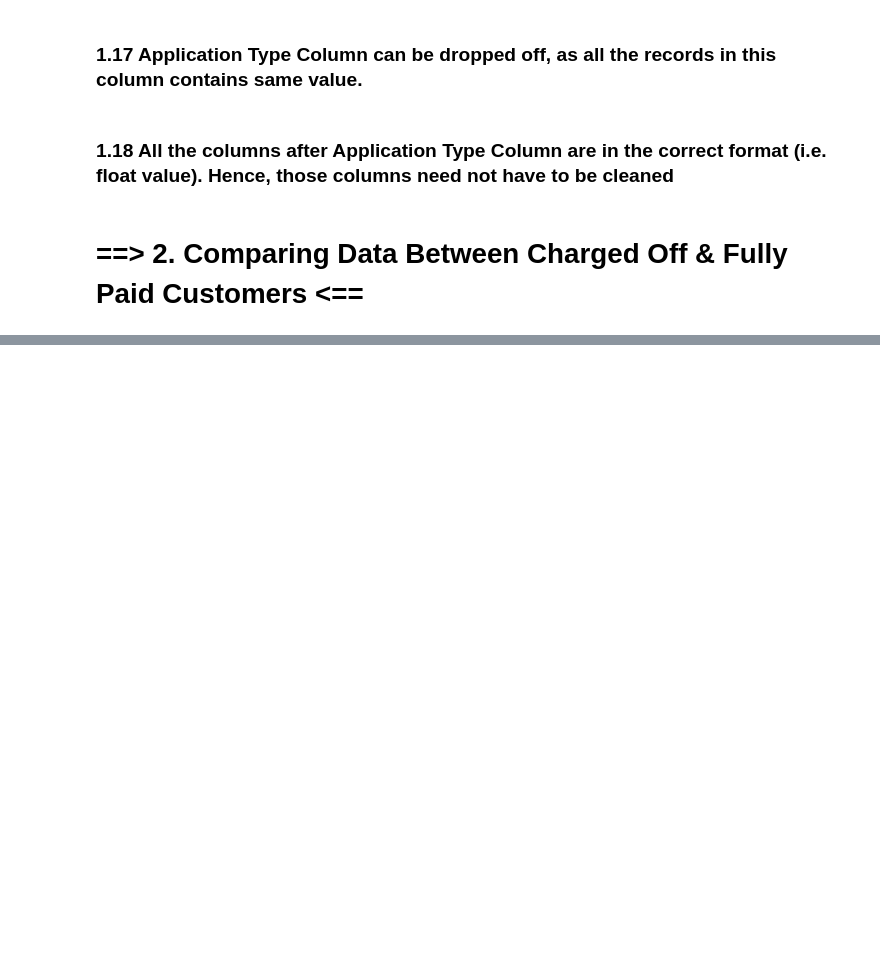
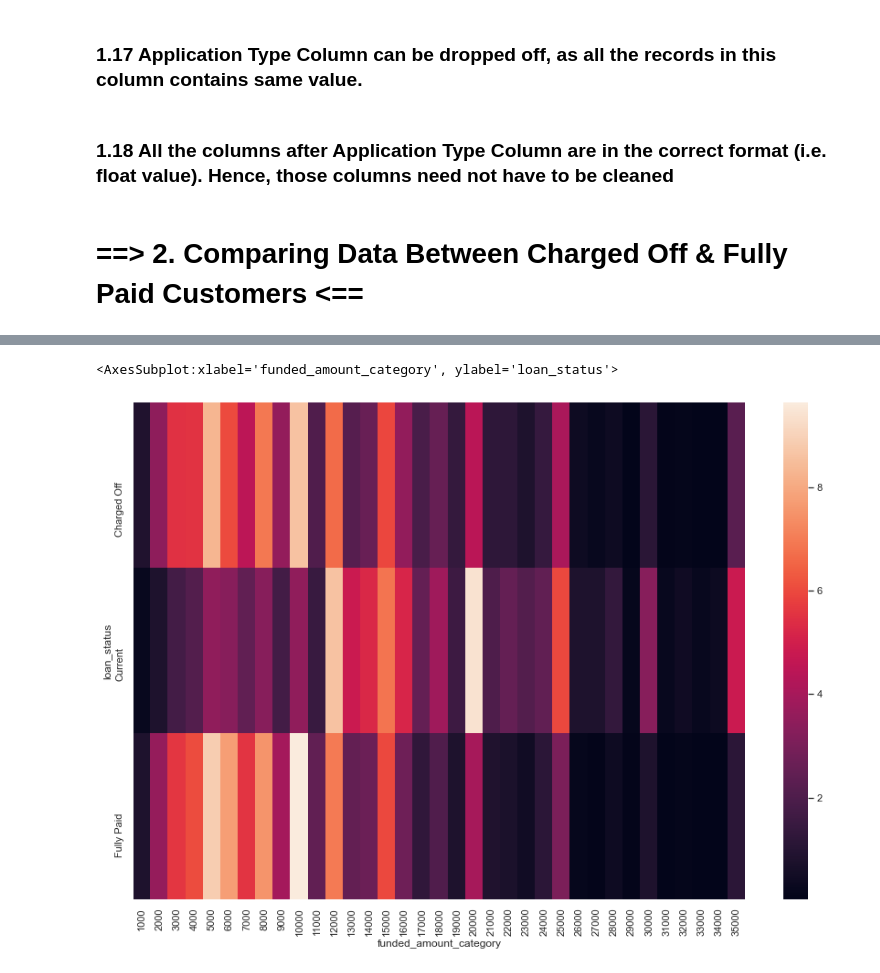
Before and after one commit to akshaykadam100/Lending-Club-Case-Study, a Jupyter notebook: Group_Facilitator_Name_V2.ipynb, the cells around one changed output, grey strips where cells are left out. Cells and saved outputs as stored; diff of their text form; code cells hidden in the pictures; blank space fills up the shorter version.

Commit message:
Added Heatmaps For Columns Affecting Loan Status - Part 1

```diff
--- a/Group_Facilitator_Name_V2.ipynb
+++ b/Group_Facilitator_Name_V2.ipynb
@@ -30,3 +33,5 @@ raw_data.head(7)
+# %%
+raw_data['funded_amount_category'] = raw_data['funded_amnt'].apply(lambda x: math.ceil(x/1000.00) * 1000)
 # %% [markdown]
 ### 1.1 Formatting Loan Term Column
 # %%
@@ -46,3 +53,5 @@ raw_data['int_rate'] = raw_data.int_rate.apply(extract_valid_float_from_interest
+# %%
+raw_data['int_rate_category'] = raw_data['int_rate'].apply(lambda x: math.ceil(x))
 # %% [markdown]
 ### 1.3 Formatting Sub-Grade Column
 # %% [markdown]
@@ -89,3 +100,5 @@ raw_data['home_ownership_mapped'] = raw_data.home_ownership.map(ownership_dict)
+# %%
+raw_data['annual_inc_category'] = raw_data['annual_inc'].apply(lambda x: math.ceil(x/10000.00) * 10000)
 # %% [markdown]
 ### 1.6 Formatting Salary Verification Column (Creating new mapped column)
 # %%
@@ -295,0 +209,4 @@ Name: dti, dtype: float64
+# %%
+plot_this = raw_data.pivot_table(index='loan_status', columns='funded_amount_category', values='member_id', aggfunc='count').fillna(0)
+plot_this['total'] = plot_this.sum(axis=1)
+plot_this
@@ -295,0 +220,5 @@ Name: dti, dtype: float64
+# %%
+sns.heatmap(plot_this.iloc[:,:-1].div(plot_this["total"], axis=0)*100)
+# %% [output]
+<AxesSubplot:xlabel='funded_amount_category', ylabel='loan_status'>
+[figure, added]
```
Also changed, not shown: parts of 49 cells of this notebook, 1 other file.
